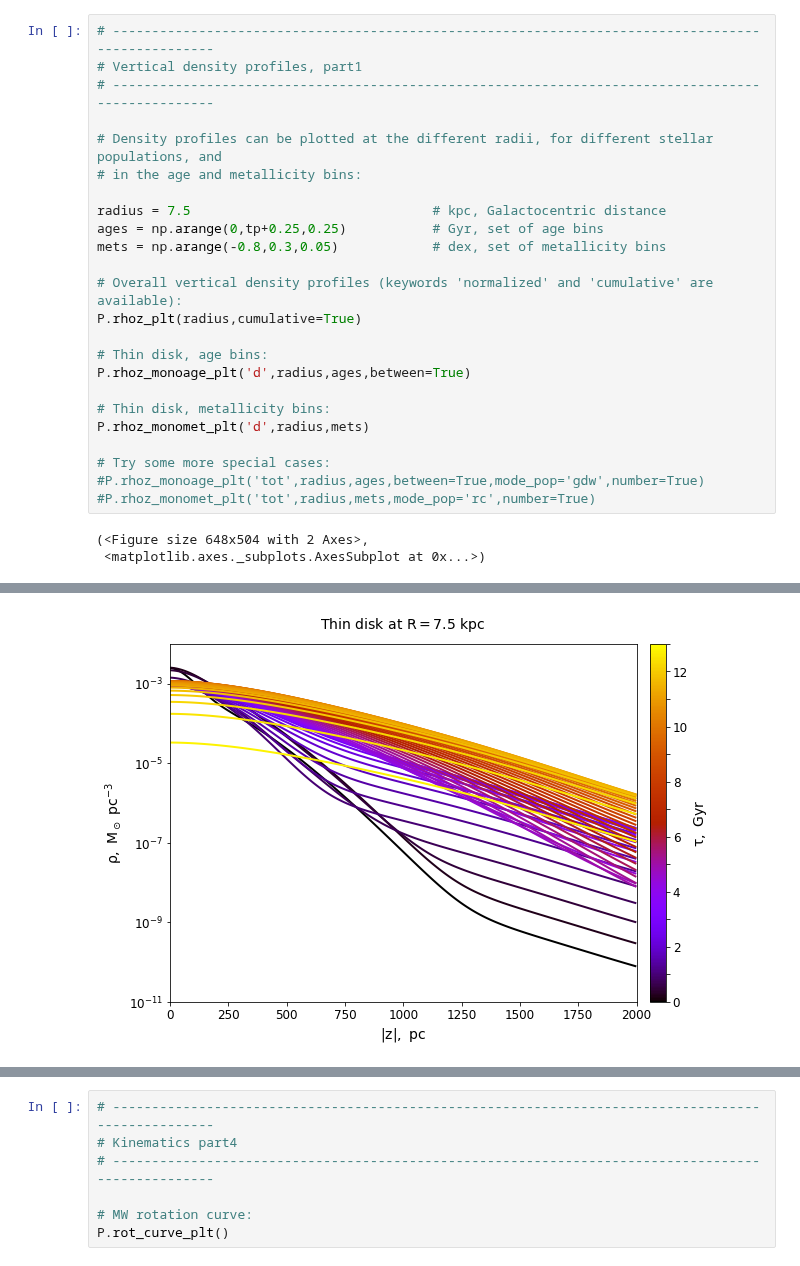
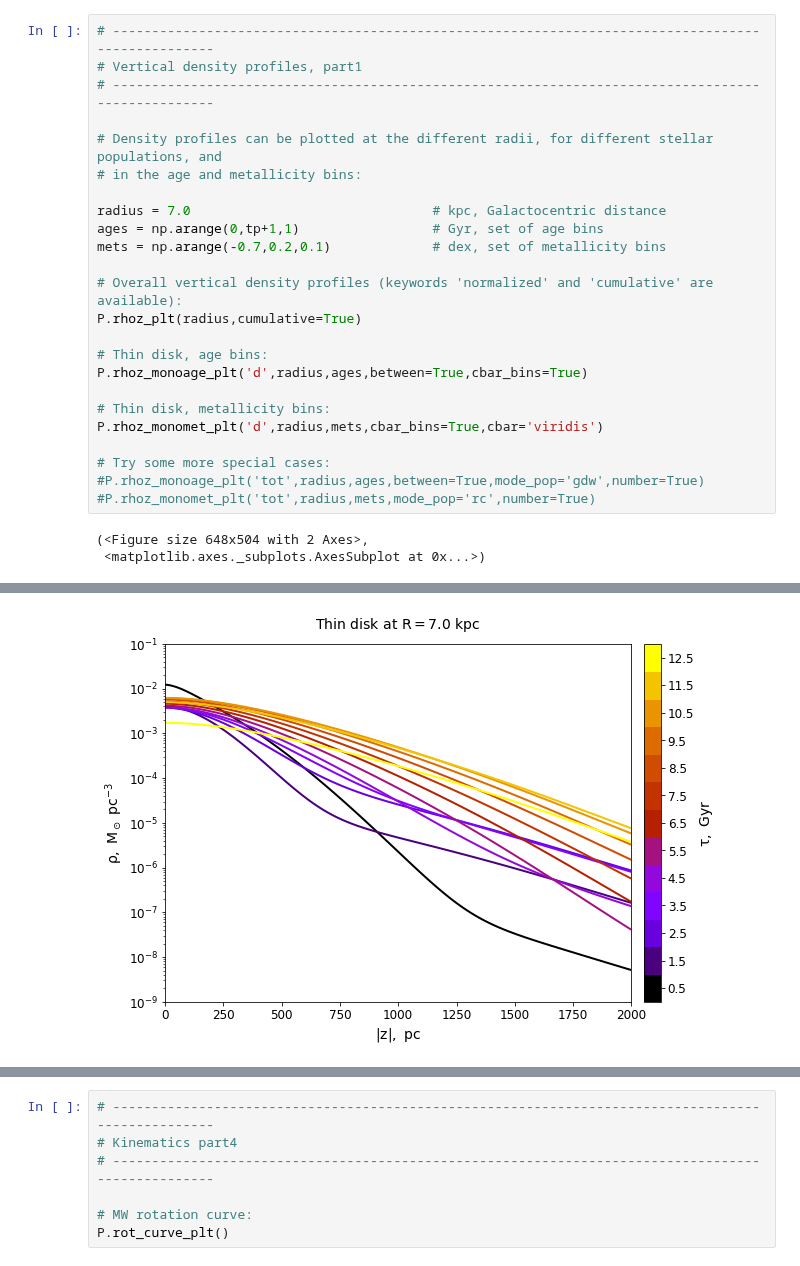
Before and after one commit to askenja/jjmodel, a Jupyter notebook: jjmodel/tutorials/tutorial2/No2_Getting_started--Global(basics).ipynb, the cells around one changed output, grey strips where cells are left out. Saved outputs shown, nothing was run; the diff lists cells and outputs as text.

```diff
--- a/jjmodel/tutorials/tutorial2/No2_Getting_started--Global(basics).ipynb
+++ b/jjmodel/tutorials/tutorial2/No2_Getting_started--Global(basics).ipynb
@@ -225,18 +233,18 @@ P.fi_iso_plt()
 # Density profiles can be plotted at the different radii, for different stellar populations, and
 # in the age and metallicity bins:
 
-radius = 7.5                               # kpc, Galactocentric distance
-ages = np.arange(0,tp+0.25,0.25)           # Gyr, set of age bins
-mets = np.arange(-0.8,0.3,0.05)            # dex, set of metallicity bins
+radius = 7.0                               # kpc, Galactocentric distance
+ages = np.arange(0,tp+1,1)                 # Gyr, set of age bins
+mets = np.arange(-0.7,0.2,0.1)             # dex, set of metallicity bins
 
 # Overall vertical density profiles (keywords 'normalized' and 'cumulative' are available):
 P.rhoz_plt(radius,cumulative=True)
 
 # Thin disk, age bins:
-P.rhoz_monoage_plt('d',radius,ages,between=True)
+P.rhoz_monoage_plt('d',radius,ages,between=True,cbar_bins=True)
 
 # Thin disk, metallicity bins:
-P.rhoz_monomet_plt('d',radius,mets)
+P.rhoz_monomet_plt('d',radius,mets,cbar_bins=True,cbar='viridis')
 
 # Try some more special cases:
 #P.rhoz_monoage_plt('tot',radius,ages,between=True,mode_pop='gdw',number=True)
@@ -248 +256 @@ P.rhoz_monomet_plt('d',radius,mets)
-[figure, old version]
+[figure, new version]
```
Also changed, not shown: parts of 19 cells of this notebook, 2 other files.
